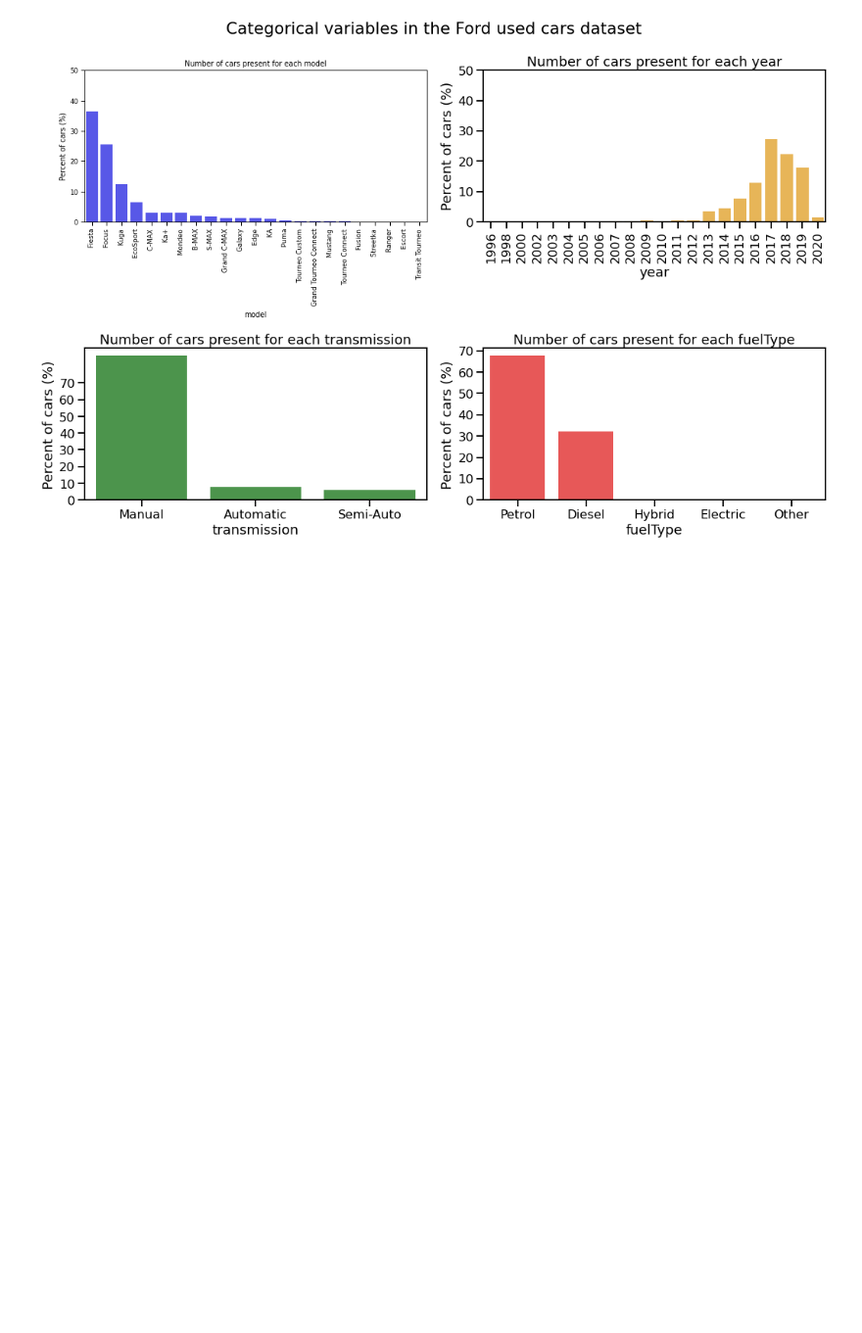
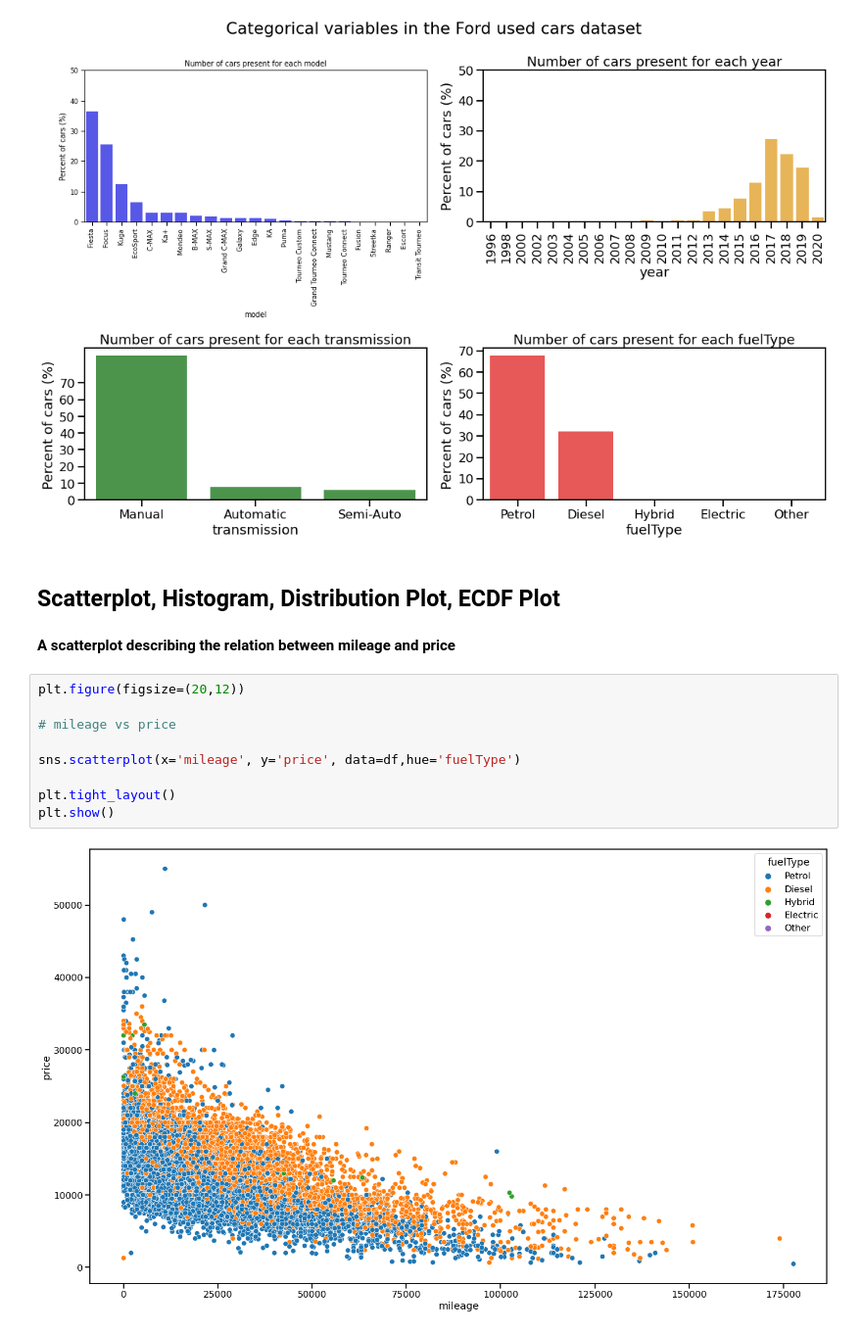
Before and after one commit to Ariful17/Exploratory-Data-Visualization-of-Ford-Used-Car, a Jupyter notebook: Data Analysis of Ford Used Car.ipynb, the cells around one changed output. Shown at 98% size. Saved outputs shown, nothing was run; the diff lists cells and outputs as text; blank space fills up the shorter version.

```diff
--- a/Data Analysis of Ford Used Car.ipynb
+++ b/Data Analysis of Ford Used Car.ipynb
@@ -377,3 +377,18 @@ plt.tight_layout()
 plt.show()
 # %% [output]
 [figure]
+# %% [markdown]
+## Scatterplot, Histogram, Distribution Plot, ECDF Plot
+# %% [markdown]
+**A scatterplot describing the relation between mileage and price**
+# %%
+plt.figure(figsize=(20,12))
+
+# mileage vs price
+
+sns.scatterplot(x='mileage', y='price', data=df,hue='fuelType')
+
+plt.tight_layout()
+plt.show()
+# %% [output]
+[figure, added]
```
Also changed, not shown: parts of 4 cells of this notebook.
